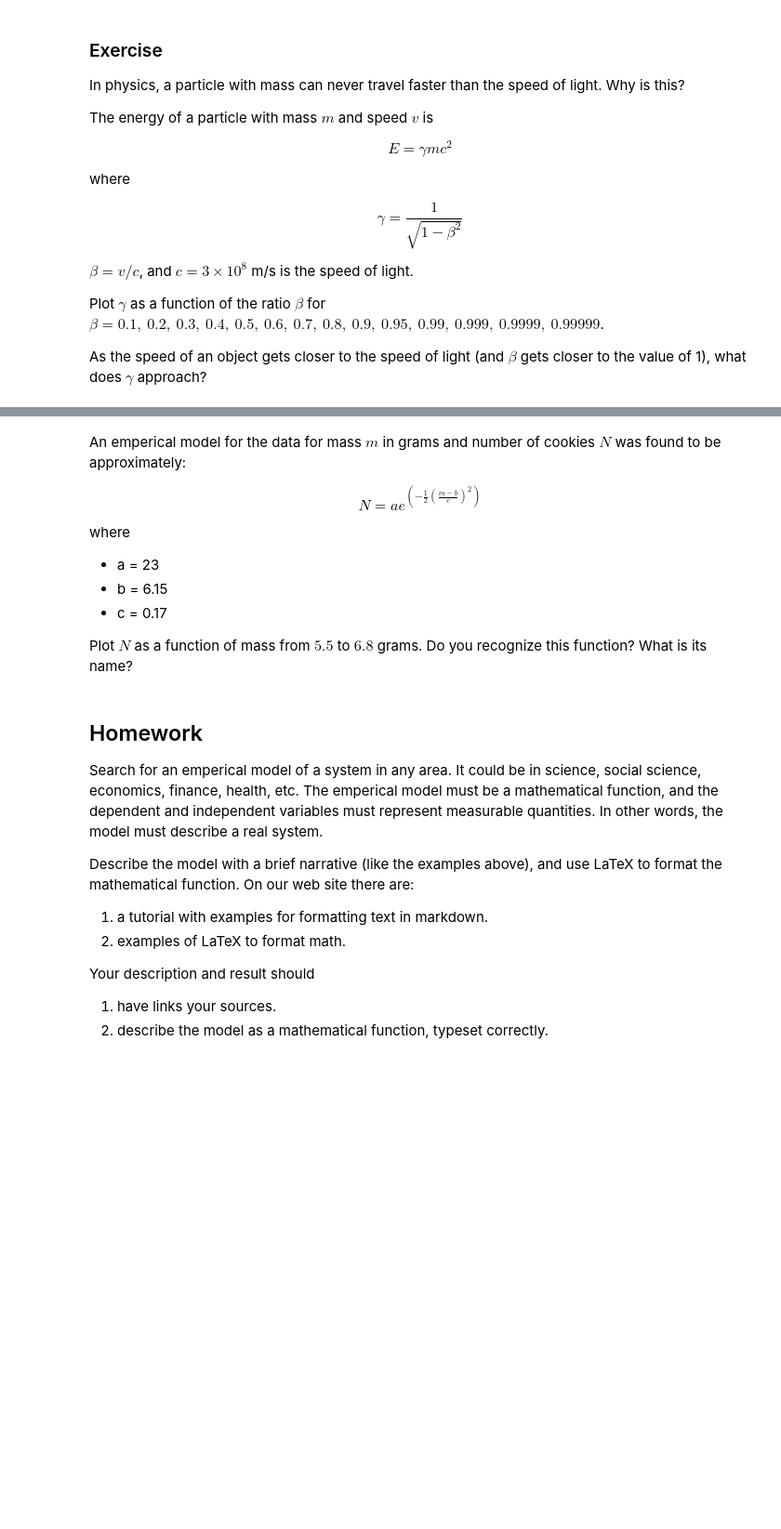
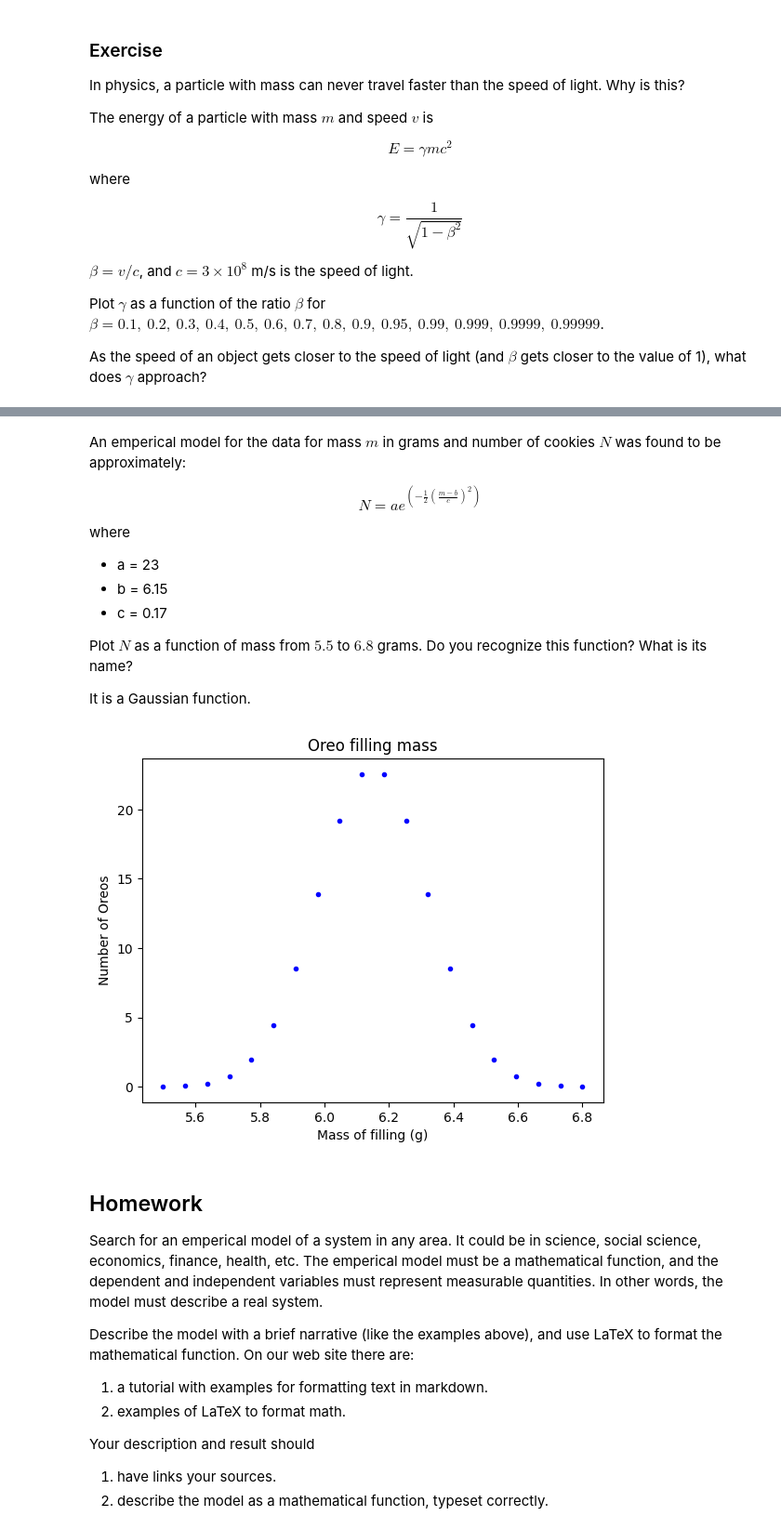
Before and after one commit to anthoak13/HNR-1303-F23, a Jupyter notebook: unit-03/03-01-functions/03-01-functions-solution.ipynb, the cells around one changed output, grey strips where cells are left out. Shown at 93% size. Cells and saved outputs as stored; diff of their text form; code cells hidden in the pictures; blank space fills up the shorter version.

Commit message:
Add function soluion

```diff
--- a/unit-03/03-01-functions/03-01-functions-solution.ipynb
+++ b/unit-03/03-01-functions/03-01-functions-solution.ipynb
@@ -339,6 +491,23 @@ where
 - c = 0.17
 
 Plot $N$ as a function of mass from $5.5$ to $6.8$ grams. Do you recognize this function? What is its name?
+
+It is a Gaussian function.
+# %%
+N = lambda m,a,b,c: a*np.exp(-0.5*(m-b)**2/c**2)
+
+x = np.linspace(5.5,6.8,20)
+y = N(x, 23, 6.15, 0.17)
+
+# plot
+fig = plt.figure()
+plt.title('Oreo filling mass')
+plt.xlabel('Mass of filling (g)')
+plt.ylabel('Number of Oreos')
+plt.plot(x, y, 'b.') #this specifies the data to plot in the format (horizontal, vertical)
+plt.show()
+# %% [output]
+[figure, added]
 # %% [markdown]
 ## Homework
 
```
Also changed, not shown: parts of 15 cells of this notebook.
